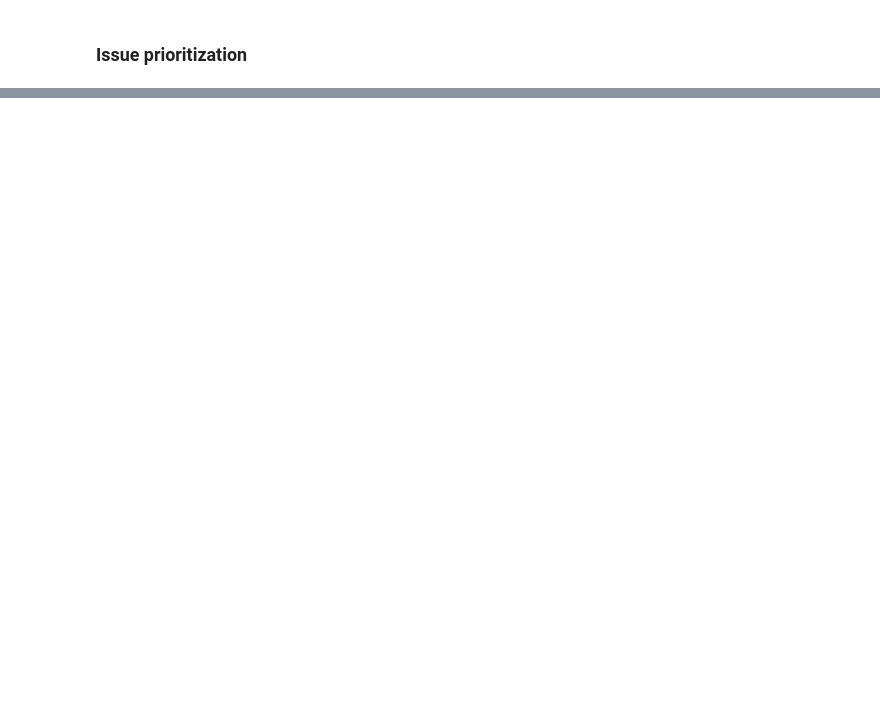
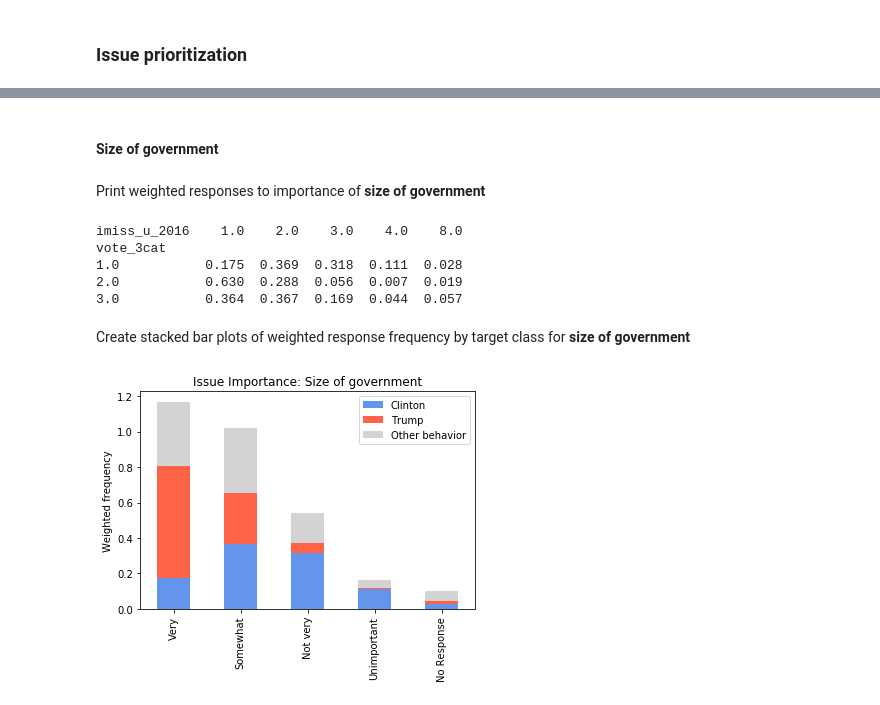
Before and after one commit to ali0003433/predict-by-issue-prioritization, a Jupyter notebook: notebooks/2-al-exploration.ipynb, the cells around one changed output, grey strips where cells are left out. Drawn from its saved outputs; the diff is of its cells as text; code cells hidden in the pictures; blank space fills up the shorter version.

```diff
--- a/notebooks/2-al-exploration.ipynb
+++ b/notebooks/2-al-exploration.ipynb
@@ -311,0 +238,4 @@ df[]
+# %%
+print('number of issue features:', len(col_list))
+df_issue = df[(col_list + target)]
+df_issue.head()
@@ -311,0 +287,3 @@ df[]
+# %%
+df_issue = df_issue.join(weight)
+grouped = df_issue.groupby(['vote_3cat'])
@@ -311,0 +303,5 @@ df[]
+# %%
+clrs_2=['cornflowerblue','tomato','lightgrey'] # color by target class
+legend_list = ['Clinton','Trump', 'Other behavior']
+x_ticks = ('Very','Somewhat','Not very', 'Unimportant', 'No Response')
+y_label = 'Weighted frequency'
@@ -311,0 +376,27 @@ df[]
+# %% [markdown]
+#### Size of government
+# %% [markdown]
+Print weighted responses to importance of <b>size of government</b>
+# %%
+gov_weighted = calc.distribution(grouped, 'imiss_u_2016').round(3)
+print(gov_weighted)
+# %% [output]
+imiss_u_2016    1.0    2.0    3.0    4.0    8.0
+vote_3cat
+1.0           0.175  0.369  0.318  0.111  0.028
+2.0           0.630  0.288  0.056  0.007  0.019
+3.0           0.364  0.367  0.169  0.044  0.057
+# %% [markdown]
+Create stacked bar plots of weighted response frequency by target class for <b>size of government</b>
+# %%
+stacked = gov_weighted.T.plot(kind='bar', stacked=True, color=clrs_2)
+stacked.set_title('Issue Importance: Size of government')
+stacked.legend(legend_list)
+N = 5
+ind = np.arange(N)
+stacked.set_xlabel('')
+plt.xticks(ind, x_ticks )
+stacked.set_ylabel(y_label)
+plt.show()
+# %% [output]
+[figure, added]
```
Also changed, not shown: parts of 44 cells of this notebook, 4 other files.
